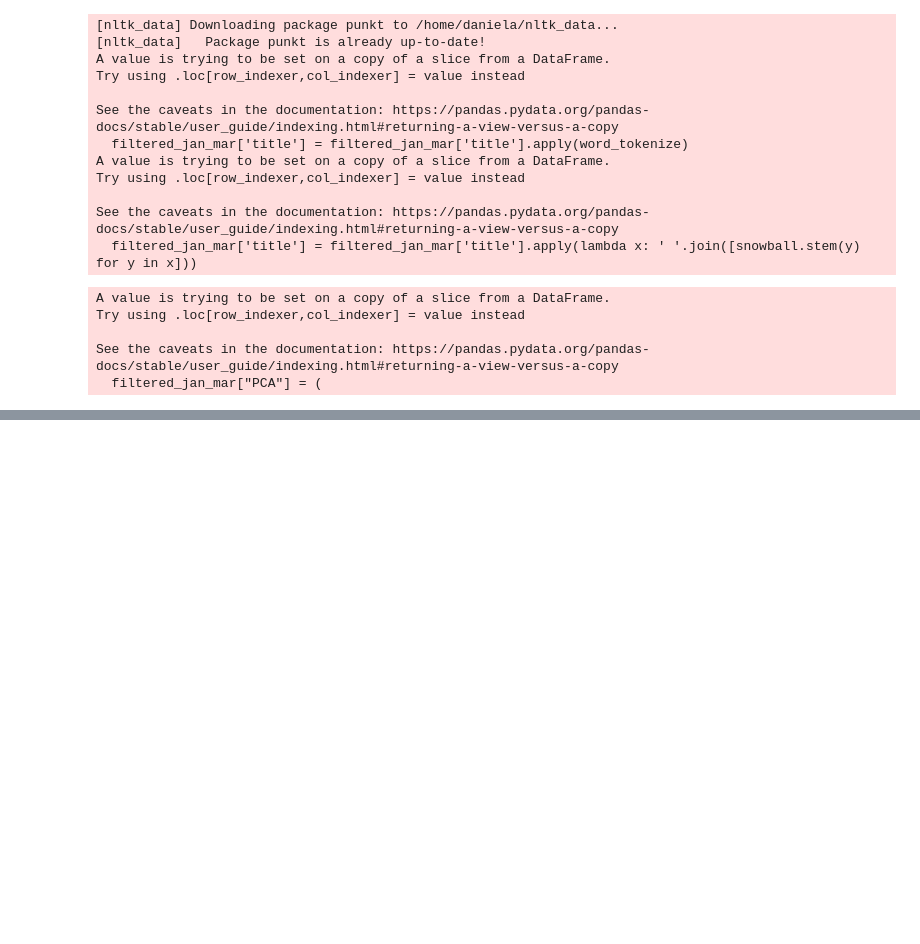
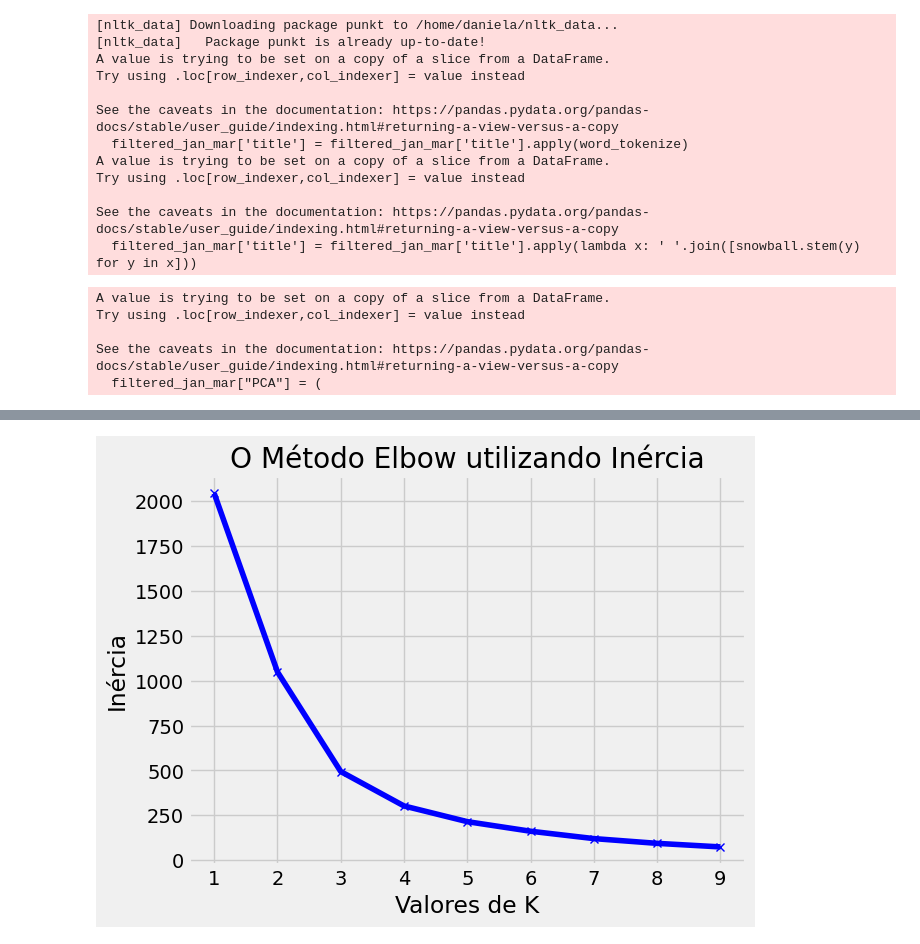
Before and after one commit to danielaczarref/python-kmeans-npl, a Jupyter notebook: VersaoFinal-JAN-MAR.ipynb, the cells around one changed output, grey strips where cells are left out. Saved outputs shown, nothing was run; the diff lists cells and outputs as text; code cells hidden in the pictures; blank space fills up the shorter version.

```diff
--- a/VersaoFinal-JAN-MAR.ipynb
+++ b/VersaoFinal-JAN-MAR.ipynb
@@ -509,0 +220,8 @@ TypeError: unhashable type: 'numpy.ndarray'
+# %%
+plt.plot(K, inertias, 'bx-')
+plt.xlabel('Valores de K')
+plt.ylabel('Inércia')
+plt.title('O Método Elbow utilizando Inércia')
+plt.show()
+# %% [output]
+[figure, added]
```
Also changed, not shown: parts of 41 cells of this notebook.
